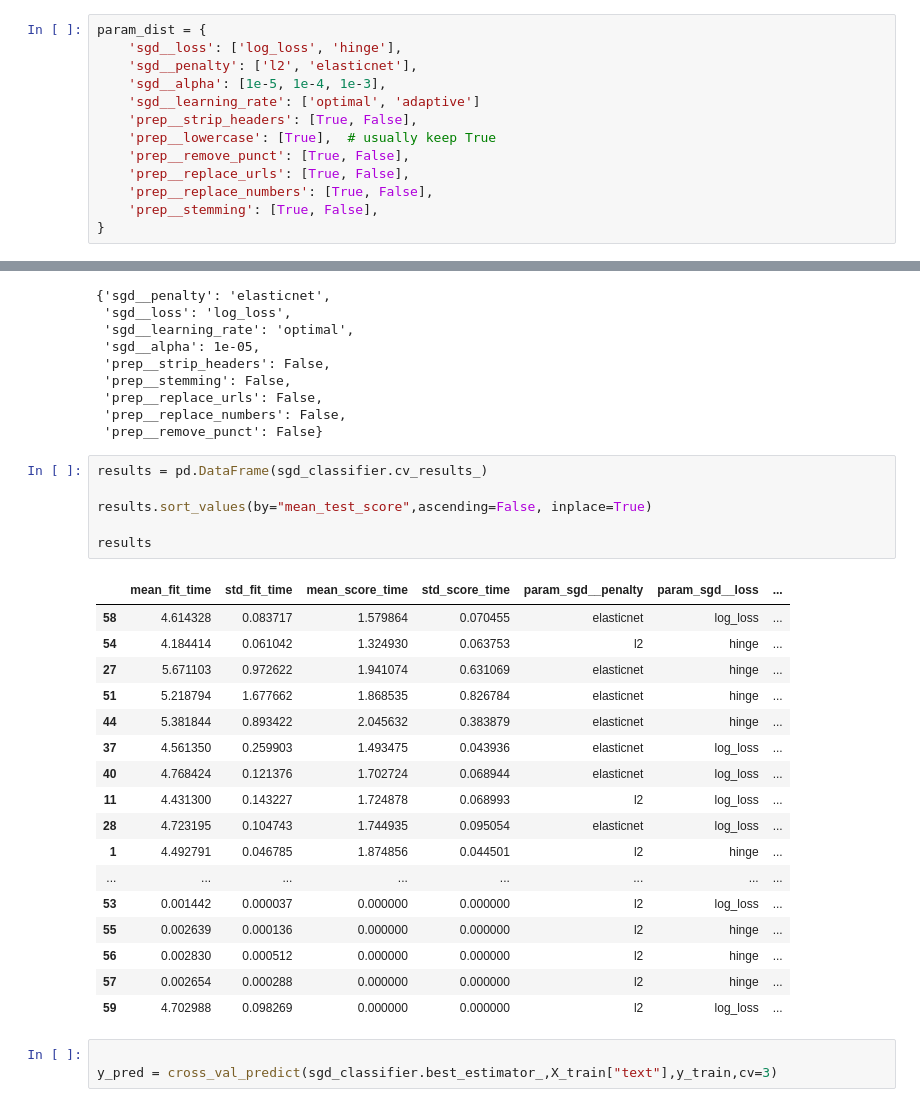
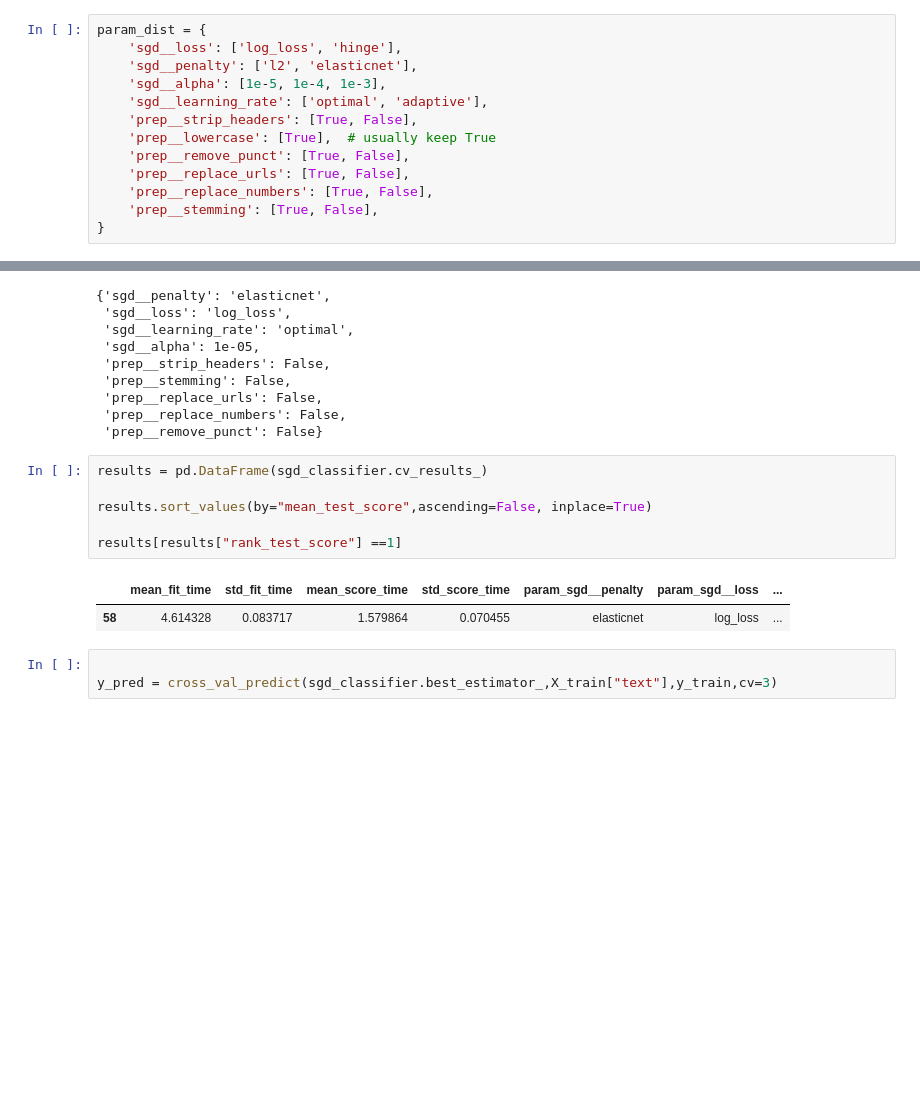
Before and after one commit to D-Rafiou/Spam_Classifier, a Jupyter notebook: Spam_Classifier.ipynb, the cells around one changed output, grey strips where cells are left out. Cells and saved outputs as stored; diff of their text form; blank space fills up the shorter version.

```diff
--- a/Spam_Classifier.ipynb
+++ b/Spam_Classifier.ipynb
@@ -140,7 +140,7 @@ param_dist = {
     'sgd__loss': ['log_loss', 'hinge'],
     'sgd__penalty': ['l2', 'elasticnet'],
     'sgd__alpha': [1e-5, 1e-4, 1e-3],
-    'sgd__learning_rate': ['optimal', 'adaptive']
+    'sgd__learning_rate': ['optimal', 'adaptive'],
     'prep__strip_headers': [True, False],
     'prep__lowercase': [True],  # usually keep True
     'prep__remove_punct': [True, False],
@@ -202,27 +202,12 @@ sgd_classifier.best_params_
 # %%
 results = pd.DataFrame(sgd_classifier.cv_results_)
 
 results.sort_values(by="mean_test_score",ascending=False, inplace=True)
 
-results
+results[results["rank_test_score"] ==1]
 # %% [output]
 |  | mean_fit_time | std_fit_time | mean_score_time | std_score_time | param_sgd__penalty | param_sgd__loss | ... |
 | 58 | 4.614328 | 0.083717 | 1.579864 | 0.070455 | elasticnet | log_loss | ... |
-| 54 | 4.184414 | 0.061042 | 1.324930 | 0.063753 | l2 | hinge | ... |
-| 27 | 5.671103 | 0.972622 | 1.941074 | 0.631069 | elasticnet | hinge | ... |
-| 51 | 5.218794 | 1.677662 | 1.868535 | 0.826784 | elasticnet | hinge | ... |
-| 44 | 5.381844 | 0.893422 | 2.045632 | 0.383879 | elasticnet | hinge | ... |
-| 37 | 4.561350 | 0.259903 | 1.493475 | 0.043936 | elasticnet | log_loss | ... |
-| 40 | 4.768424 | 0.121376 | 1.702724 | 0.068944 | elasticnet | log_loss | ... |
-| 11 | 4.431300 | 0.143227 | 1.724878 | 0.068993 | l2 | log_loss | ... |
-| 28 | 4.723195 | 0.104743 | 1.744935 | 0.095054 | elasticnet | log_loss | ... |
-| 1 | 4.492791 | 0.046785 | 1.874856 | 0.044501 | l2 | hinge | ... |
-| ... | ... | ... | ... | ... | ... | ... | ... |
-| 53 | 0.001442 | 0.000037 | 0.000000 | 0.000000 | l2 | log_loss | ... |
-| 55 | 0.002639 | 0.000136 | 0.000000 | 0.000000 | l2 | hinge | ... |
-| 56 | 0.002830 | 0.000512 | 0.000000 | 0.000000 | l2 | hinge | ... |
-| 57 | 0.002654 | 0.000288 | 0.000000 | 0.000000 | l2 | hinge | ... |
-| 59 | 4.702988 | 0.098269 | 0.000000 | 0.000000 | l2 | log_loss | ... |
 # %%
 
 y_pred = cross_val_predict(sgd_classifier.best_estimator_,X_train["text"],y_train,cv=3)
```
Also changed, not shown: parts of 12 cells of this notebook.
